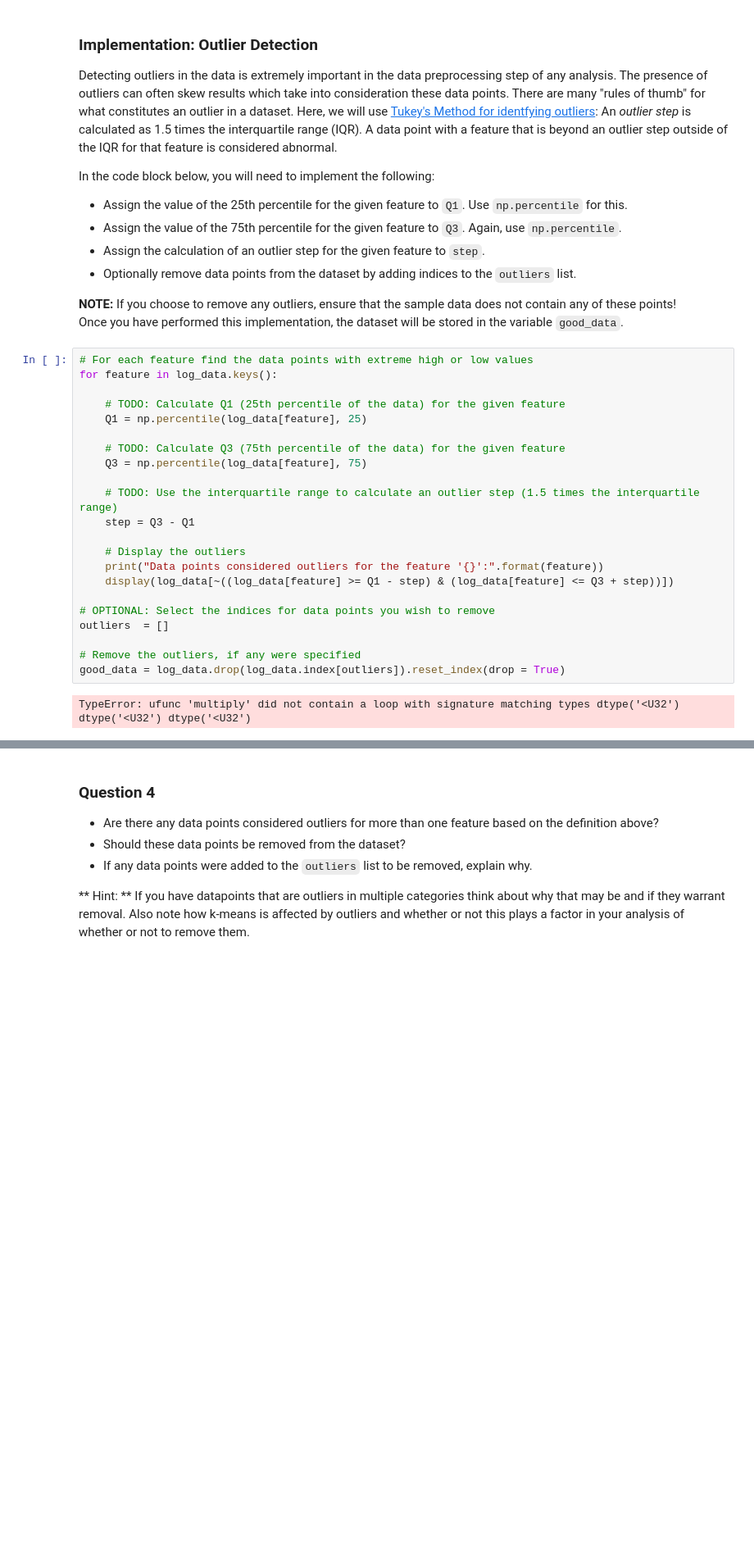
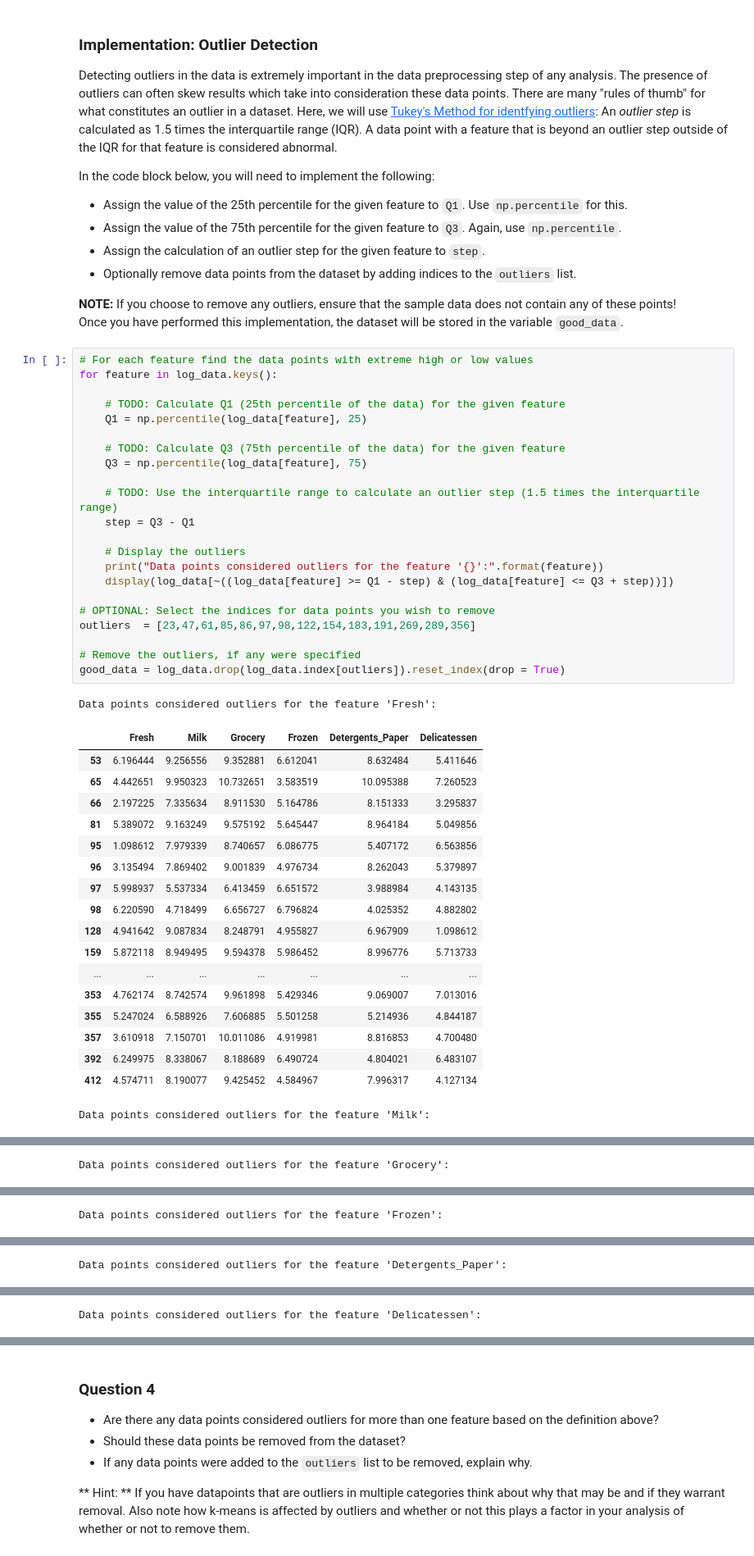
Before and after one commit to cjbarker/ml-nanodegree, a Jupyter notebook: customer-segments/customer_segments.ipynb, the cells around one changed output, grey strips where cells are left out. Shown at 82% size. Cells and saved outputs as stored; diff of their text form; blank space fills up the shorter version.

Commit message:
Outliers found and removed

```diff
--- a/customer-segments/customer_segments.ipynb
+++ b/customer-segments/customer_segments.ipynb
@@ -208,24 +208,42 @@ Once you have performed this implementation, the dataset will be stored in the v
 # %%
 # For each feature find the data points with extreme high or low values
 for feature in log_data.keys():
 
     # TODO: Calculate Q1 (25th percentile of the data) for the given feature
     Q1 = np.percentile(log_data[feature], 25)
 
     # TODO: Calculate Q3 (75th percentile of the data) for the given feature
     Q3 = np.percentile(log_data[feature], 75)
 
     # TODO: Use the interquartile range to calculate an outlier step (1.5 times the interquartile range)
     step = Q3 - Q1
 
     # Display the outliers
     print("Data points considered outliers for the feature '{}':".format(feature))
     display(log_data[~((log_data[feature] >= Q1 - step) & (log_data[feature] <= Q3 + step))])
 
 # OPTIONAL: Select the indices for data points you wish to remove
-outliers  = []
+outliers  = [23,47,61,85,86,97,98,122,154,183,191,269,289,356]
 
 # Remove the outliers, if any were specified
 good_data = log_data.drop(log_data.index[outliers]).reset_index(drop = True)
 # %% [output]
-TypeError: ufunc 'multiply' did not contain a loop with signature matching types dtype('<U32') dtype('<U32') dtype('<U32')
+Data points considered outliers for the feature 'Fresh':
+|  | Fresh | Milk | Grocery | Frozen | Detergents_Paper | Delicatessen |
+| 53 | 6.196444 | 9.256556 | 9.352881 | 6.612041 | 8.632484 | 5.411646 |
+| 65 | 4.442651 | 9.950323 | 10.732651 | 3.583519 | 10.095388 | 7.260523 |
+| 66 | 2.197225 | 7.335634 | 8.911530 | 5.164786 | 8.151333 | 3.295837 |
+| 81 | 5.389072 | 9.163249 | 9.575192 | 5.645447 | 8.964184 | 5.049856 |
+| 95 | 1.098612 | 7.979339 | 8.740657 | 6.086775 | 5.407172 | 6.563856 |
+| 96 | 3.135494 | 7.869402 | 9.001839 | 4.976734 | 8.262043 | 5.379897 |
+| 97 | 5.998937 | 5.537334 | 6.413459 | 6.651572 | 3.988984 | 4.143135 |
+| 98 | 6.220590 | 4.718499 | 6.656727 | 6.796824 | 4.025352 | 4.882802 |
+| 128 | 4.941642 | 9.087834 | 8.248791 | 4.955827 | 6.967909 | 1.098612 |
+| 159 | 5.872118 | 8.949495 | 9.594378 | 5.986452 | 8.996776 | 5.713733 |
+| ... | ... | ... | ... | ... | ... | ... |
+| 353 | 4.762174 | 8.742574 | 9.961898 | 5.429346 | 9.069007 | 7.013016 |
+| 355 | 5.247024 | 6.588926 | 7.606885 | 5.501258 | 5.214936 | 4.844187 |
+| 357 | 3.610918 | 7.150701 | 10.011086 | 4.919981 | 8.816853 | 4.700480 |
+| 392 | 6.249975 | 8.338067 | 8.188689 | 6.490724 | 4.804021 | 6.483107 |
+| 412 | 4.574711 | 8.190077 | 9.425452 | 4.584967 | 7.996317 | 4.127134 |
+Data points considered outliers for the feature 'Milk':
@@ -231,0 +265 @@ TypeError: ufunc 'multiply' did not contain a loop with signature matching types
+Data points considered outliers for the feature 'Grocery':
@@ -231,0 +278 @@ TypeError: ufunc 'multiply' did not contain a loop with signature matching types
+Data points considered outliers for the feature 'Frozen':
@@ -231,0 +296 @@ TypeError: ufunc 'multiply' did not contain a loop with signature matching types
+Data points considered outliers for the feature 'Detergents_Paper':
@@ -231,0 +305 @@ TypeError: ufunc 'multiply' did not contain a loop with signature matching types
+Data points considered outliers for the feature 'Delicatessen':
```
Also changed, not shown: parts of 4 cells of this notebook.
